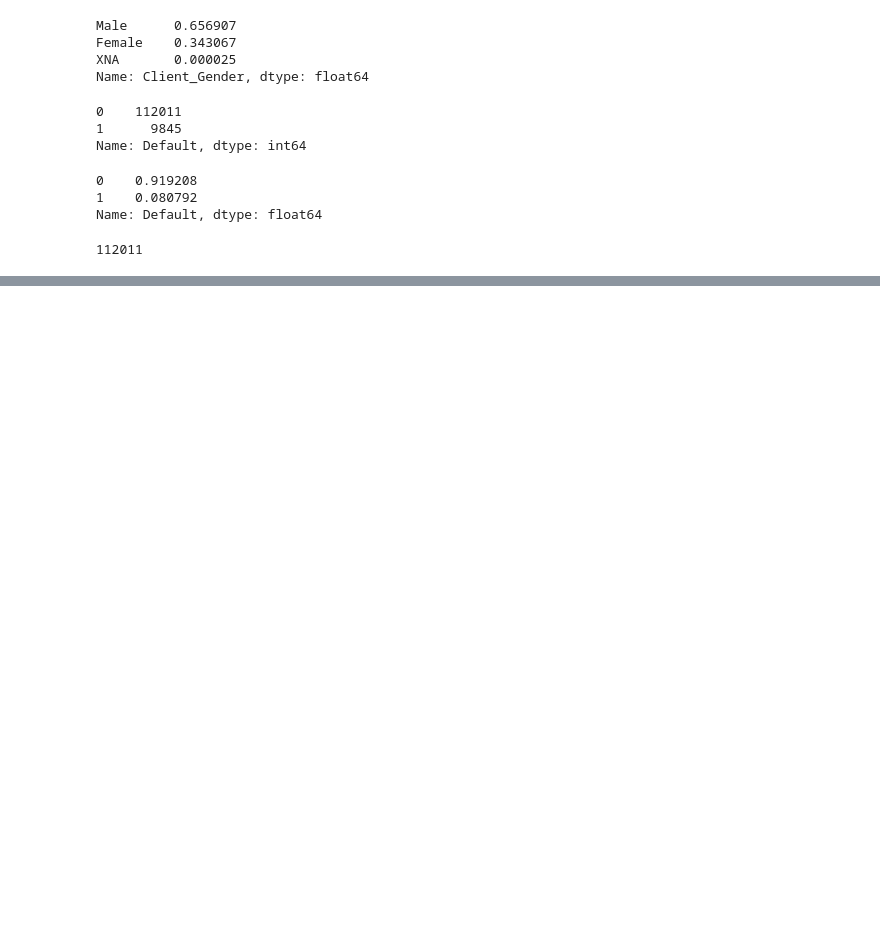
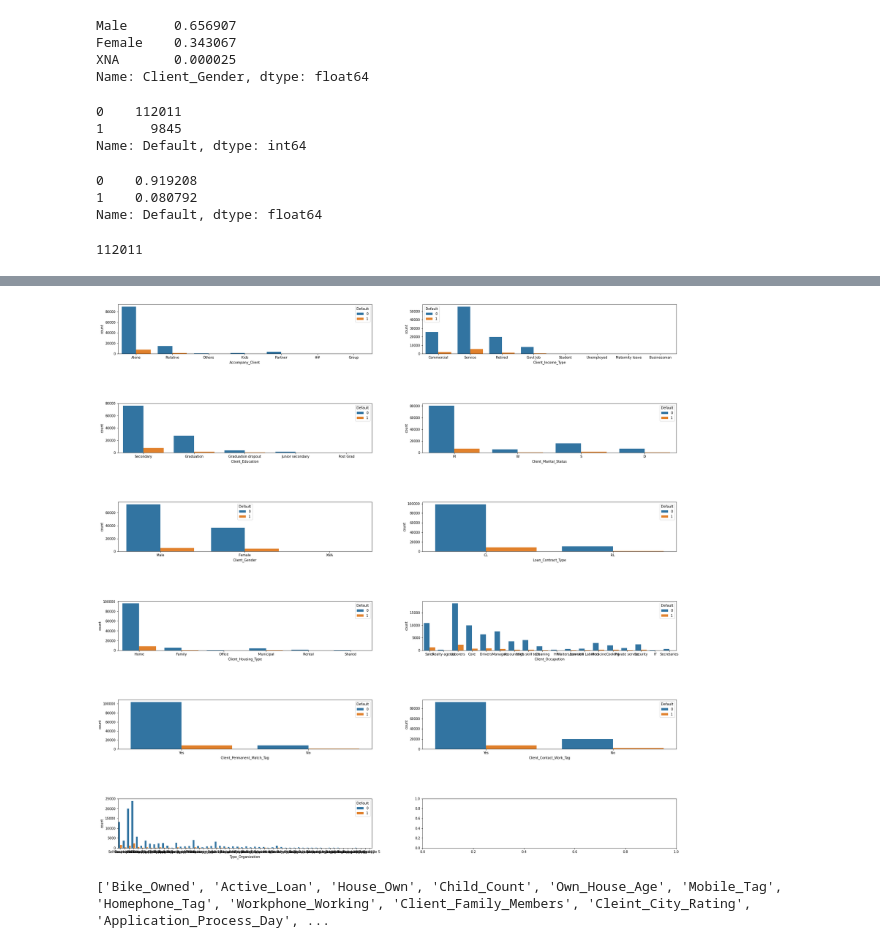
Before and after one commit to DhanushaPerera07/ML_Assignment2_IT18231656_IT18229080_IT18230666_IT18226324, a Jupyter notebook: prediction_app.ipynb, the cells around one changed output, grey strips where cells are left out. Cells and saved outputs as stored; diff of their text form; code cells hidden in the pictures; blank space fills up the shorter version.

```diff
--- a/prediction_app.ipynb
+++ b/prediction_app.ipynb
@@ -115,0 +172,20 @@ train['Default'].value_counts().plot.bar(x='default values', y='count', color=['
+# %%
+#list of columns which are in object type, to convert to numeric type
+full_data_frame = train
+starting_df = full_data_frame.drop(
+    columns=['ID', 'Score_Source_1', 'Score_Source_2', 'Score_Source_3', 'Credit_Bureau'])
+
+#list of columns which are in object type, to convert to numeric type
+to_convert_type_feat_list = ['Client_Income', 'Credit_Amount', 'Loan_Annuity', 'Population_Region_Relative', 'Age_Days',
+                             'Employed_Days', 'Registration_Days', 'ID_Days']
+
+#list of columns which are categorical type
+categorical_feat_list = ['Accompany_Client', 'Client_Income_Type', 'Client_Education', 'Client_Marital_Status',
+                         'Client_Gender', 'Loan_Contract_Type', 'Client_Housing_Type', 'Client_Occupation',
+                         'Client_Permanent_Match_Tag', 'Client_Contact_Work_Tag', 'Type_Organization']
+
+#list of columns which are numerical type
+numerical_feat_list = ['Bike_Owned', 'Active_Loan', 'House_Own', 'Child_Count', 'Own_House_Age', 'Mobile_Tag',
+                       'Homephone_Tag',
+                       'Workphone_Working', 'Client_Family_Members', 'Cleint_City_Rating', 'Application_Process_Day',
+                       'Application_Process_Hour', 'Social_Circle_Default', 'Phone_Change', 'Default']
@@ -115,0 +210,9 @@ train['Default'].value_counts().plot.bar(x='default values', y='count', color=['
+# %%
+figure, axes = plt.subplots(6, 2, figsize=(30, 30))
+for index, cat_col in enumerate(categorical_feat_list):
+    row, col = index // 2, index % 2
+    sb.countplot(x=cat_col, data=full_data_frame, hue='Default', ax=axes[row, col])
+
+plt.subplots_adjust(hspace=1)
+# %% [output]
+[figure, added]
@@ -115,0 +227,4 @@ train['Default'].value_counts().plot.bar(x='default values', y='count', color=['
+# %%
+print(numerical_feat_list)
+# %% [output]
+['Bike_Owned', 'Active_Loan', 'House_Own', 'Child_Count', 'Own_House_Age', 'Mobile_Tag', 'Homephone_Tag', 'Workphone_Working', 'Client_Family_Members', 'Cleint_City_Rating', 'Application_Process_Day', ...
```
Also changed, not shown: parts of 21 cells of this notebook.
